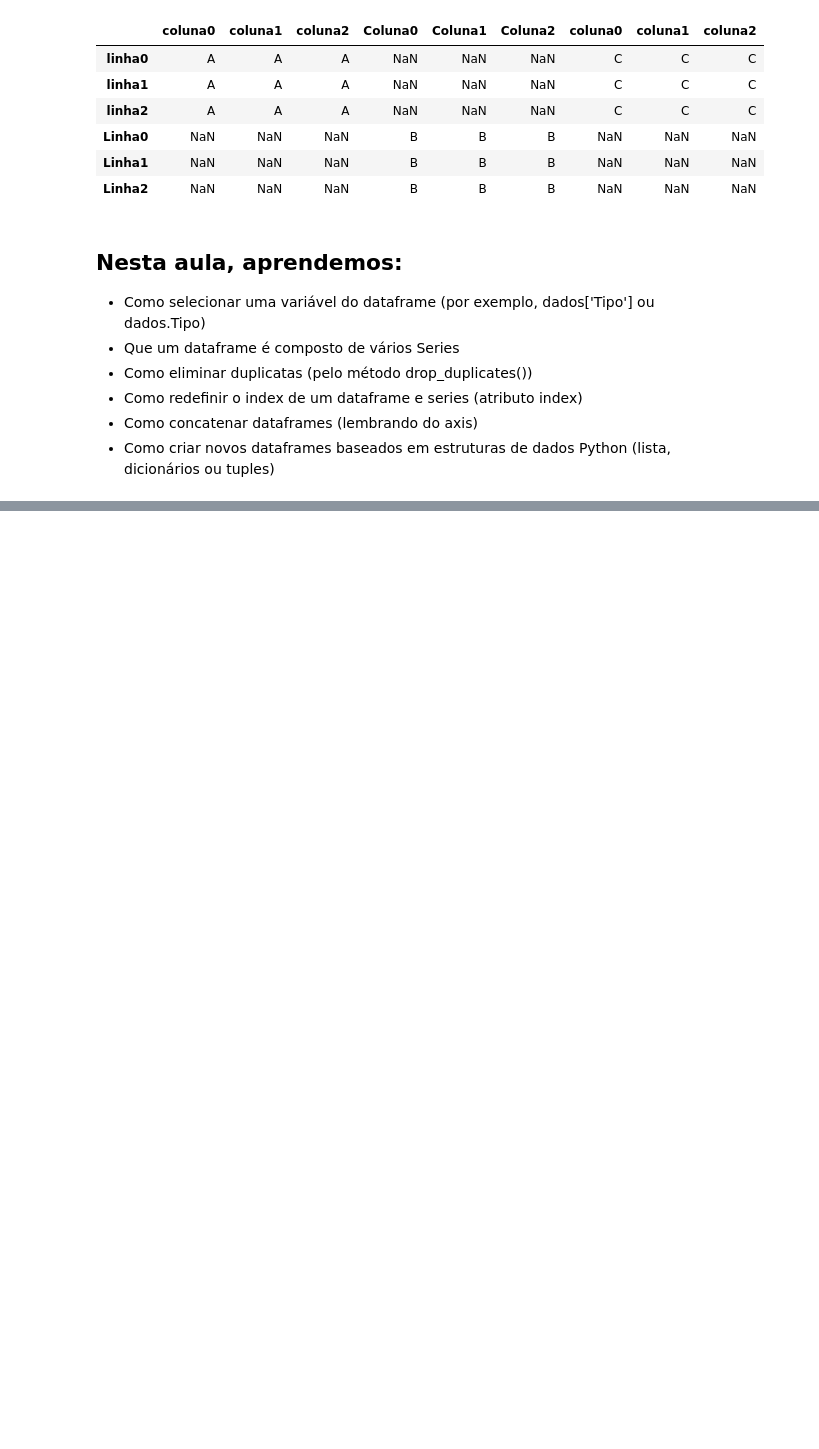
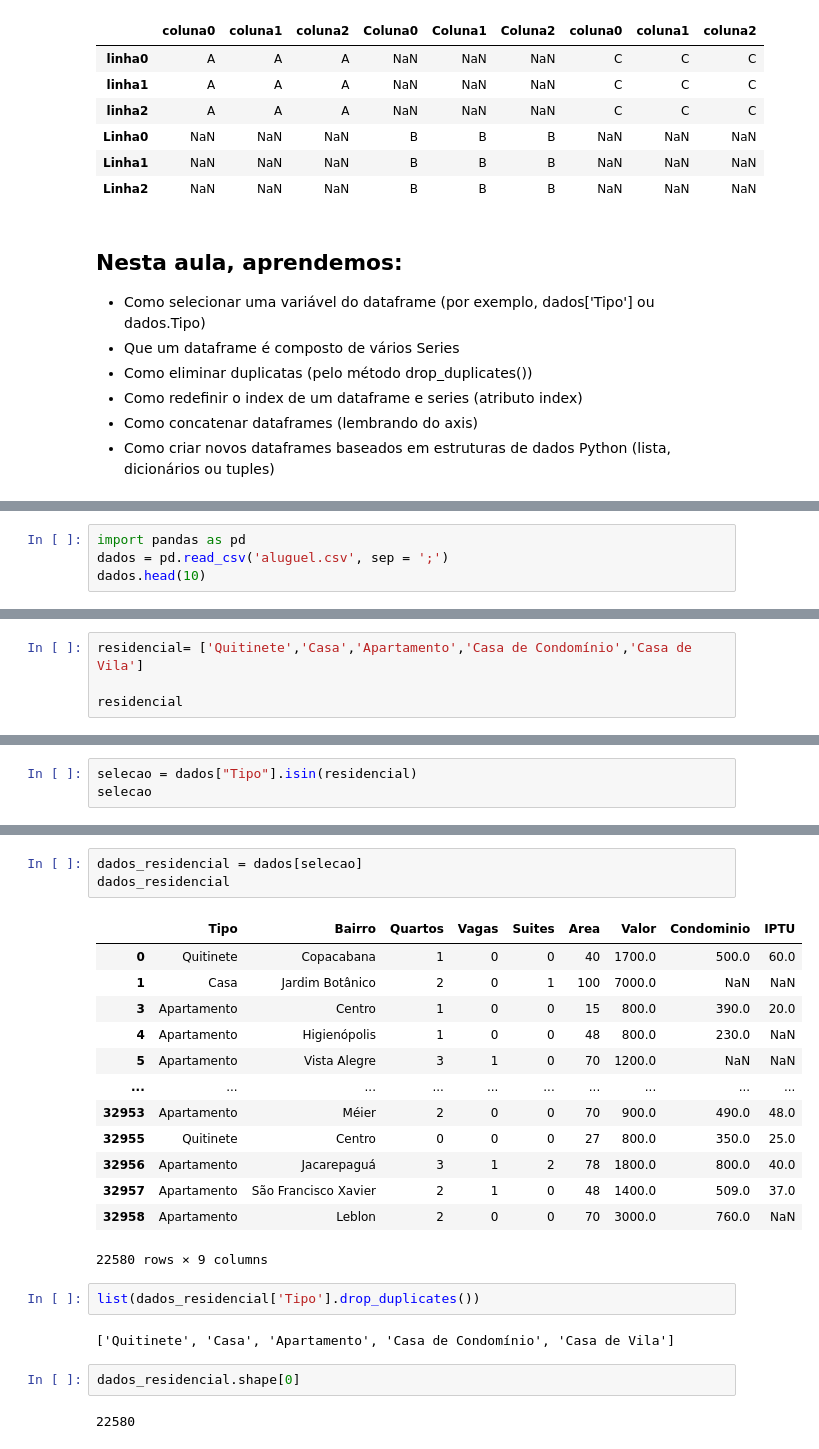
Before and after one commit to matheuspdf/data_science, a Jupyter notebook: Python Pandas_tratando e analisando dados/Base_de_dados.ipynb, the cells around one changed output, grey strips where cells are left out. Cells and saved outputs as stored; diff of their text form; blank space fills up the shorter version.

```diff
--- a/Python Pandas_tratando e analisando dados/Base_de_dados.ipynb
+++ b/Python Pandas_tratando e analisando dados/Base_de_dados.ipynb
@@ -405,0 +410,4 @@ df4
+# %%
+import pandas as pd
+dados = pd.read_csv('aluguel.csv', sep = ';')
+dados.head(10)
@@ -405,0 +446,4 @@ df4
+# %%
+residencial= ['Quitinete','Casa','Apartamento','Casa de Condomínio','Casa de Vila']
+
+residencial
@@ -405,0 +466,3 @@ df4
+# %%
+selecao = dados["Tipo"].isin(residencial)
+selecao
@@ -405,0 +482,25 @@ df4
+# %%
+dados_residencial = dados[selecao]
+dados_residencial
+# %% [output]
+|  | Tipo | Bairro | Quartos | Vagas | Suites | Area | Valor | Condominio | IPTU |
+| 0 | Quitinete | Copacabana | 1 | 0 | 0 | 40 | 1700.0 | 500.0 | 60.0 |
+| 1 | Casa | Jardim Botânico | 2 | 0 | 1 | 100 | 7000.0 | NaN | NaN |
+| 3 | Apartamento | Centro | 1 | 0 | 0 | 15 | 800.0 | 390.0 | 20.0 |
+| 4 | Apartamento | Higienópolis | 1 | 0 | 0 | 48 | 800.0 | 230.0 | NaN |
+| 5 | Apartamento | Vista Alegre | 3 | 1 | 0 | 70 | 1200.0 | NaN | NaN |
+| ... | ... | ... | ... | ... | ... | ... | ... | ... | ... |
+| 32953 | Apartamento | Méier | 2 | 0 | 0 | 70 | 900.0 | 490.0 | 48.0 |
+| 32955 | Quitinete | Centro | 0 | 0 | 0 | 27 | 800.0 | 350.0 | 25.0 |
+| 32956 | Apartamento | Jacarepaguá | 3 | 1 | 2 | 78 | 1800.0 | 800.0 | 40.0 |
+| 32957 | Apartamento | São Francisco Xavier | 2 | 1 | 0 | 48 | 1400.0 | 509.0 | 37.0 |
+| 32958 | Apartamento | Leblon | 2 | 0 | 0 | 70 | 3000.0 | 760.0 | NaN |
+22580 rows × 9 columns
+# %%
+list(dados_residencial['Tipo'].drop_duplicates())
+# %% [output]
+['Quitinete', 'Casa', 'Apartamento', 'Casa de Condomínio', 'Casa de Vila']
+# %%
+dados_residencial.shape[0]
+# %% [output]
+22580
```
Also changed, not shown: parts of 9 cells of this notebook.
